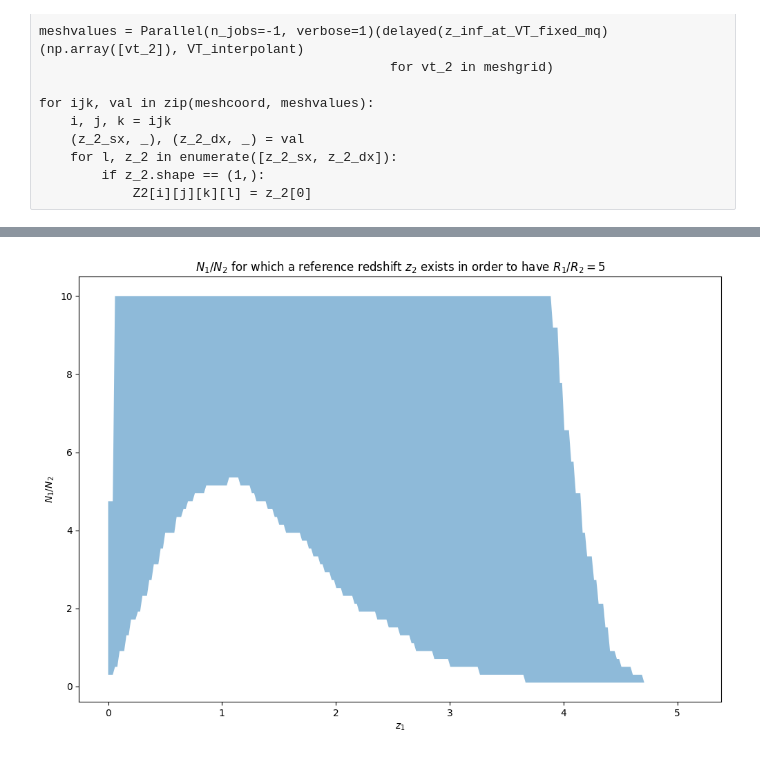
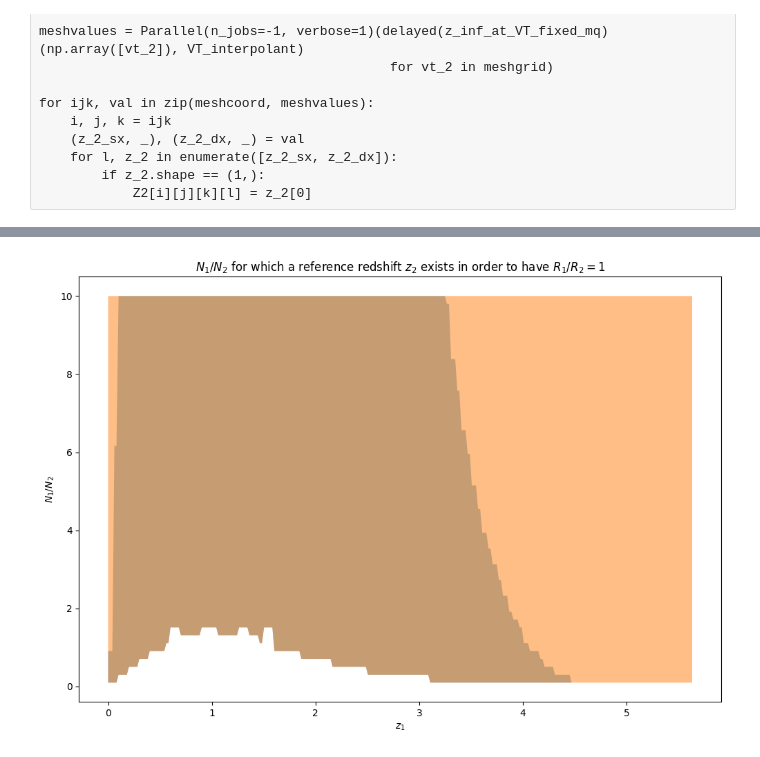
Before and after one commit to F3Solid/master_thesis, a Jupyter notebook: bin_comparison_map_1.ipynb, the cells around one changed output, grey strips where cells are left out. Cells and saved outputs as stored; diff of their text form; code cells hidden in the pictures.

Commit message:
New plots and minor bug fixes

```diff
--- a/bin_comparison_map_1.ipynb
+++ b/bin_comparison_map_1.ipynb
@@ -63,6 +45,6 @@ if __name__ == '__main__':
 # %%
 zref = 0.25 # Reference redshift (inferior limit of reference redshift bin)
 bin2_ref = MZQbin(minf, msup, zref, zref + zw, q)
-N2_ref = 60
+N2_ref = 10
 bin2_ref.VTmc(T_obs)
 # %% [output]
@@ -191,7 +168,7 @@ plt.show()
 R1_R2_CI_array = np.zeros((len(N1_N2_axis), len(bins_axis), 3))
 R1_R2_a_array = np.zeros((len(N1_N2_axis), len(bins_axis)))
 
-R1_R2_ref = 2
+R1_R2_ref = 1
 # 1 if R1_R2_ref is inside confidence interval
 Det_map_R1_R2 = np.zeros((len(N1_N2_axis), len(bins_axis)))
 
@@ -434,13 +411,16 @@ plt.show()
 # %%
-R1_R2 = 5
+R1_R2 = 1
 alpha = [1, 2, 3, 5, 10]
 colors = plt.get_cmap('viridis')(np.linspace(0, 1, len(alpha)))
 
 VT_1 = VT_for_interpolant
 z_1 = zinf_for_interpolant
 
-a = [R1_R2 / _alpha for _alpha in alpha]
-VT_2 = [VT_1 * _a for _a in a]
+# a = [R1_R2 / _alpha for _alpha in alpha]
+# VT_2 = [VT_1 * _a for _a in a]
+VT_2 = np.array([VT2BayesCI(cl, VT_1, R1_R2, _alpha, N2_ref) for _alpha in alpha])
+VT_2[np.isnan(VT_2)] = 0
+VT_2 = VT_2[:, 1] # median
 z_2 = [z_inf_at_VT_fixed_mq(VT_grid, VT_interpolant) for VT_grid in VT_2]
 
 fig, ax = plt.subplots(figsize=(12, 8))
@@ -456,7 +436,7 @@ ax.set_title(r'Required $z_\text{{ref}}$ to infer $R_1 / R_2 = {0}$'.format(R1_R
 ax.set_xlabel(r'$z_1$')
 ax.set_ylabel(r'$z_2(\text{ref})$')
 
-ax_z.set_ylabel(r'$VT_2\ [\text{Mpc}^3 \text{yr}]$')
+ax_z.set_ylabel(r'$VT\ [\text{Mpc}^3 \text{yr}]$')
 
 lines = []
 for ((z_sx,  VT_sx), (z_dx, VT_dx)), _VT_2, _alpha, c in zip(z_2, VT_2, alpha, colors):
@@ -469,6 +449,7 @@ for ((z_sx,  VT_sx), (z_dx, VT_dx)), _VT_2, _alpha, c in zip(z_2, VT_2, alpha, c
     mask_sx, mask_dx = np.squeeze(np.array(mask_sx)), np.squeeze(np.array(mask_dx))
 
     for i, (z, mask) in enumerate(zip((z_sx, z_dx), (mask_sx, mask_dx))):
+        mask = np.array(mask, dtype=int)
         line = ax.plot(z_1[mask], z, color=c,
                        linestyle='', marker='o', markersize=5,
                        label=r'$N_1 / N_2 = {0}$'.format(_alpha))[0]
@@ -551,5 +588,5 @@ z_2_interpolant = RegularGridInterpolator((A_for_interpolant, alpha_for_interpol
 # %%
-R1_R2_test = 5
+R1_R2_test = 1
 alpha_test = np.linspace(0.1, 10, 50)
 colors_test = plt.get_cmap('viridis')(np.linspace(0, 1, len(alpha_test)))
 z_1_test = np.linspace(0, 10, 500)
@@ -596,26 +633,27 @@ alpha_dx = test_grid[z2_test_alpha_dx_mask]
 # %%
 fig, ax = plt.subplots(figsize=(12, 8))
 
 ax.set_title(r'$N_1 / N_2$ for which a reference redshift $z_2$ exists in order to have $R_1 / R_2 = {0}$'.format(R1_R2_test))
 
 ax.set_xlabel(r'$z_1$')
 ax.set_ylabel(r'$N_1 / N_2$')
 
-for alpha_band in (alpha_sx,):
+for alpha_band in (alpha_sx, alpha_dx):
+# for alpha_band in (alpha_sx,):
         alpha_low = []
         alpha_high = []
 
         for z in alpha_band[:, 2]:
                 z_indexes = np.where(alpha_band[:, 2] == z)[0]
                 alpha_low.append(np.min(alpha_band[z_indexes, 1]))
                 alpha_high.append(np.max(alpha_band[z_indexes, 1]))
 
         alpha_low = np.array(alpha_low)
         alpha_high = np.array(alpha_high)
 
         sort_mask = np.argsort(alpha_band[:, 2])
         ax.fill_between(alpha_band[:, 2][sort_mask], alpha_low[sort_mask], alpha_high[sort_mask], alpha=0.5)
 
 plt.show()
 # %% [output]
-[figure, old version]
+[figure, new version]
```
Also changed, not shown: parts of 21 cells of this notebook, 5 other files.
